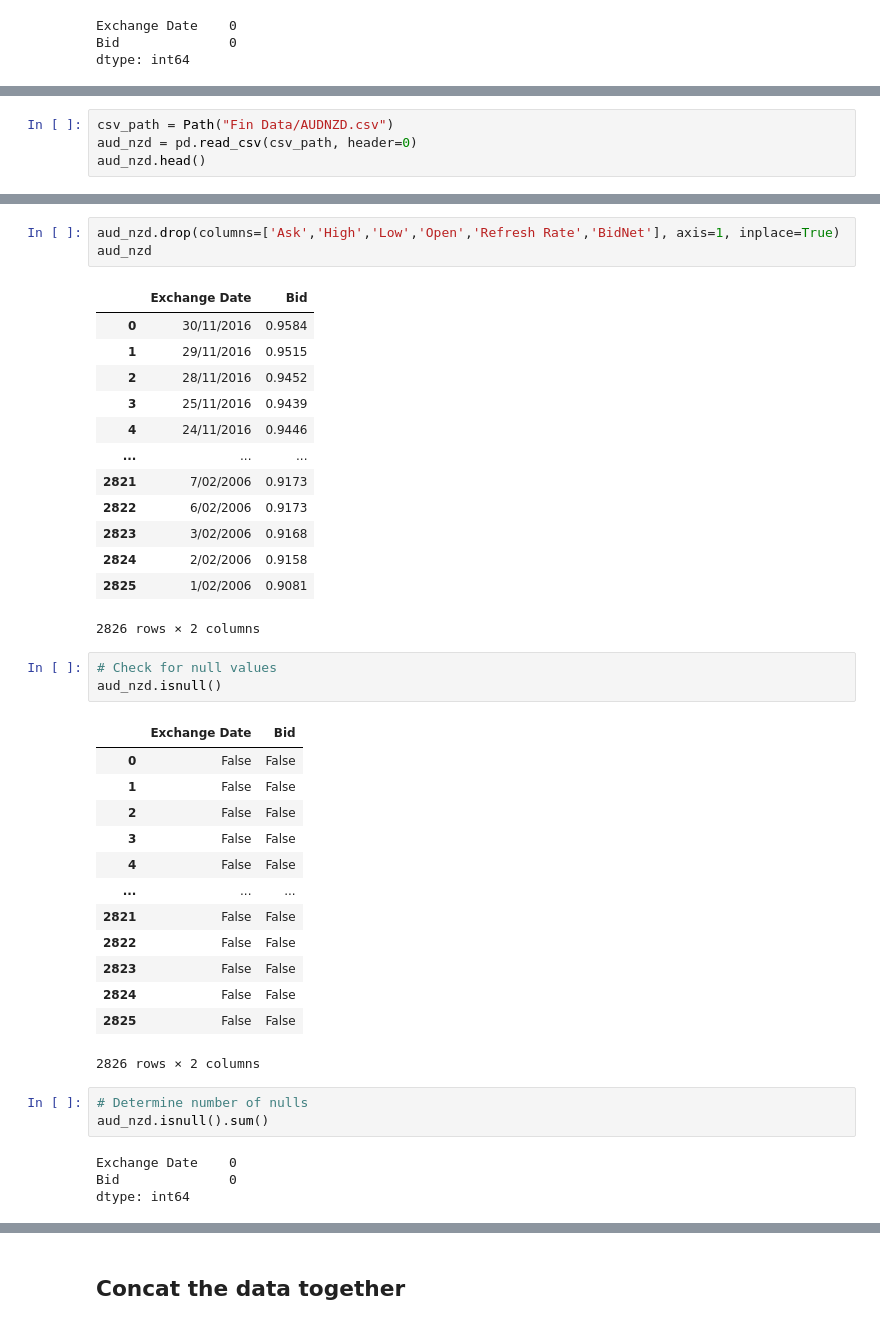
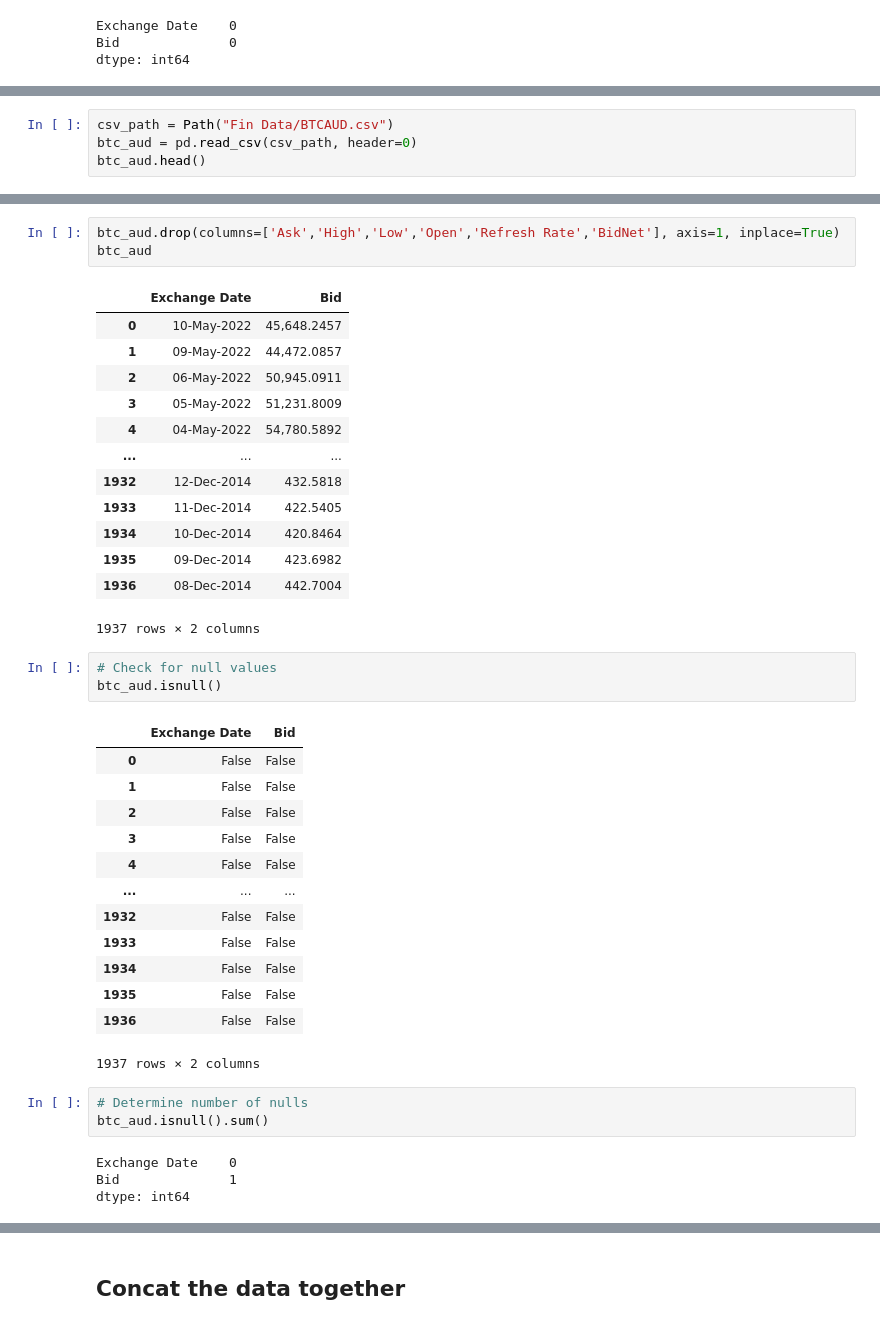
Before and after one commit to Gosper23/Australian-Interest-Rate-Analysis, a Jupyter notebook: currency_cleaning.ipynb, the cells around one changed output, grey strips where cells are left out. Drawn from its saved outputs; the diff is of its cells as text.

```diff
--- a/currency_cleaning.ipynb
+++ b/currency_cleaning.ipynb
@@ -283,6 +285,6 @@ Length: 2826, dtype: bool
 # %%
-csv_path = Path("Fin Data/AUDNZD.csv")
-aud_nzd = pd.read_csv(csv_path, header=0)
-aud_nzd.head()
+csv_path = Path("Fin Data/BTCAUD.csv")
+btc_aud = pd.read_csv(csv_path, header=0)
+btc_aud.head()
 # %% [output]
 |  | Exchange Date | Bid | Ask | High | Low | Open | Refresh Rate | BidNet |
@@ -294,23 +296,23 @@ aud_nzd.head()
 # %%
-aud_nzd.drop(columns=['Ask','High','Low','Open','Refresh Rate','BidNet'], axis=1, inplace=True)
-aud_nzd
+btc_aud.drop(columns=['Ask','High','Low','Open','Refresh Rate','BidNet'], axis=1, inplace=True)
+btc_aud
 # %% [output]
 |  | Exchange Date | Bid |
-| 0 | 30/11/2016 | 0.9584 |
-| 1 | 29/11/2016 | 0.9515 |
-| 2 | 28/11/2016 | 0.9452 |
-| 3 | 25/11/2016 | 0.9439 |
-| 4 | 24/11/2016 | 0.9446 |
+| 0 | 10-May-2022 | 45,648.2457 |
+| 1 | 09-May-2022 | 44,472.0857 |
+| 2 | 06-May-2022 | 50,945.0911 |
+| 3 | 05-May-2022 | 51,231.8009 |
+| 4 | 04-May-2022 | 54,780.5892 |
 | ... | ... | ... |
-| 2821 | 7/02/2006 | 0.9173 |
-| 2822 | 6/02/2006 | 0.9173 |
-| 2823 | 3/02/2006 | 0.9168 |
-| 2824 | 2/02/2006 | 0.9158 |
-| 2825 | 1/02/2006 | 0.9081 |
+| 1932 | 12-Dec-2014 | 432.5818 |
+| 1933 | 11-Dec-2014 | 422.5405 |
+| 1934 | 10-Dec-2014 | 420.8464 |
+| 1935 | 09-Dec-2014 | 423.6982 |
+| 1936 | 08-Dec-2014 | 442.7004 |
-2826 rows × 2 columns
+1937 rows × 2 columns
 # %%
 # Check for null values
-aud_nzd.isnull()
+btc_aud.isnull()
 # %% [output]
 |  | Exchange Date | Bid |
 | 0 | False | False |
@@ -319,17 +321,17 @@ aud_nzd.isnull()
 | 3 | False | False |
 | 4 | False | False |
 | ... | ... | ... |
-| 2821 | False | False |
-| 2822 | False | False |
-| 2823 | False | False |
-| 2824 | False | False |
-| 2825 | False | False |
+| 1932 | False | False |
+| 1933 | False | False |
+| 1934 | False | False |
+| 1935 | False | False |
+| 1936 | False | False |
-2826 rows × 2 columns
+1937 rows × 2 columns
 # %%
 # Determine number of nulls
-aud_nzd.isnull().sum()
+btc_aud.isnull().sum()
 # %% [output]
 Exchange Date    0
-Bid              0
+Bid              1
 dtype: int64
 # %%
```
Also changed, not shown: parts of 38 cells of this notebook, 50 other files.
